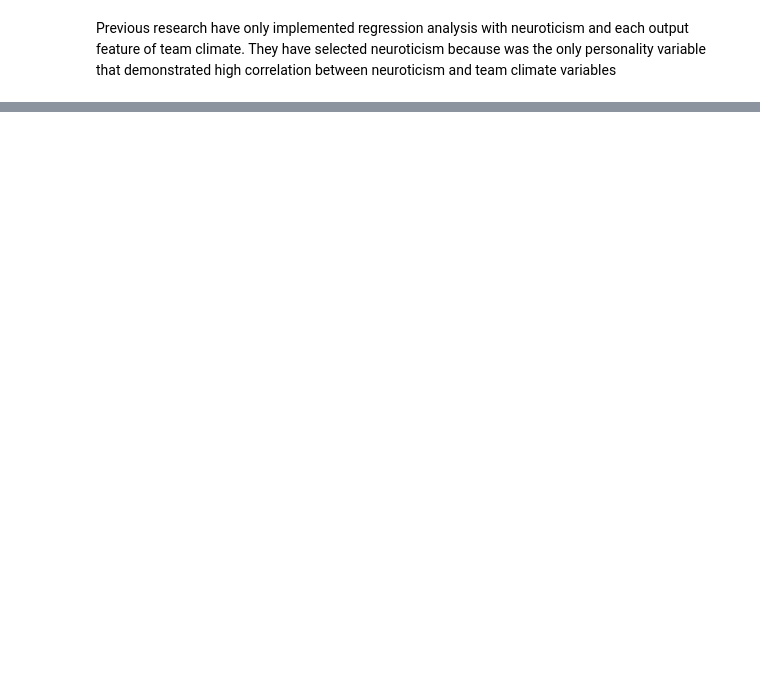
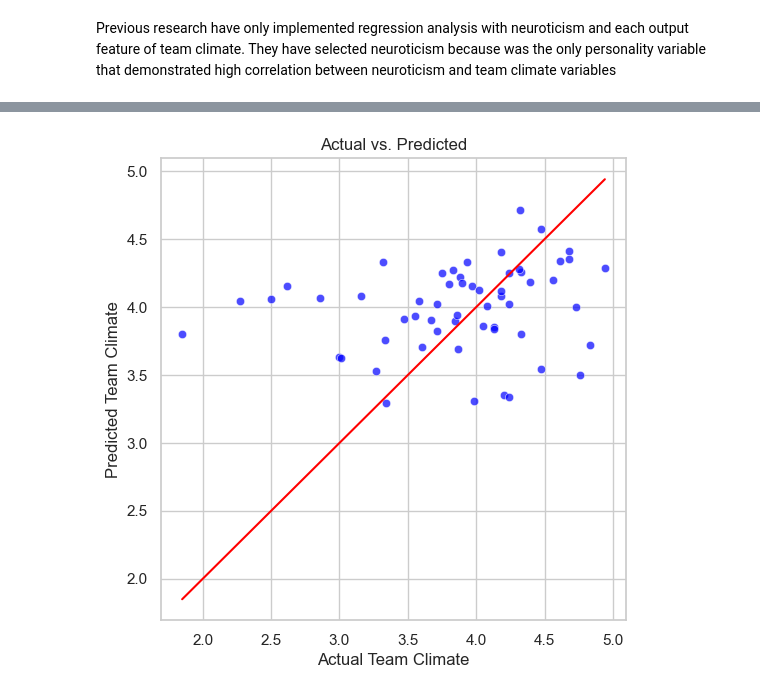
Before and after one commit to moon1201/PersonalityAndTeamClimate, a Jupyter notebook: LinearRegression.ipynb, the cells around one changed output, grey strips where cells are left out. Drawn from its saved outputs; the diff is of its cells as text; code cells hidden in the pictures; blank space fills up the shorter version.

```diff
--- a/LinearRegression.ipynb
+++ b/LinearRegression.ipynb
@@ -49,0 +97,9 @@ Train score: 0.7713680491141732
+# %%
+print("Test data:")
+r_sq_test = model.score(X_test, y_test)
+print('Coefficient of determination:', r_sq_test)
+y_pred_test = model.predict(X_test)
+print('R^2:', r2_score(y_test, y_pred_test))
+print('MAE:', mean_absolute_error(y_test,y_pred_test))
+print('MSE:', mean_squared_error(y_test, y_pred_test))
+print('RMSE:',np.sqrt(mean_squared_error(y_test, y_pred_test)))
@@ -49,0 +113,5 @@ Train score: 0.7713680491141732
+# %%
+results = pd.DataFrame(data={'actual': y_test['Team_Climate'],
+                             'predicted': y_pred_test.ravel()})
+results['residual'] = results['actual'] - results['predicted']
+results.head()
@@ -49,0 +125,21 @@ Train score: 0.7713680491141732
+# %%
+# Set plot style
+sns.set(style='whitegrid')
+
+# Create scatterplot
+plt.figure(figsize=(6, 6))
+sns.scatterplot(x='actual', y='predicted', data=results, color='blue', alpha=0.7)
+
+# Add a diagonal line for reference
+sns.lineplot(x=results['actual'], y=results['actual'], color='red')
+
+# Set plot title and labels
+plt.title('Actual vs. Predicted')
+plt.xlabel('Actual Team Climate')
+plt.ylabel('Predicted Team Climate')
+
+plt.savefig('./images/linealRegWithout.png')
+# Show the plot
+plt.show()
+# %% [output]
+[figure, added]
```
Also changed, not shown: parts of 11 cells of this notebook, 17 other files.
